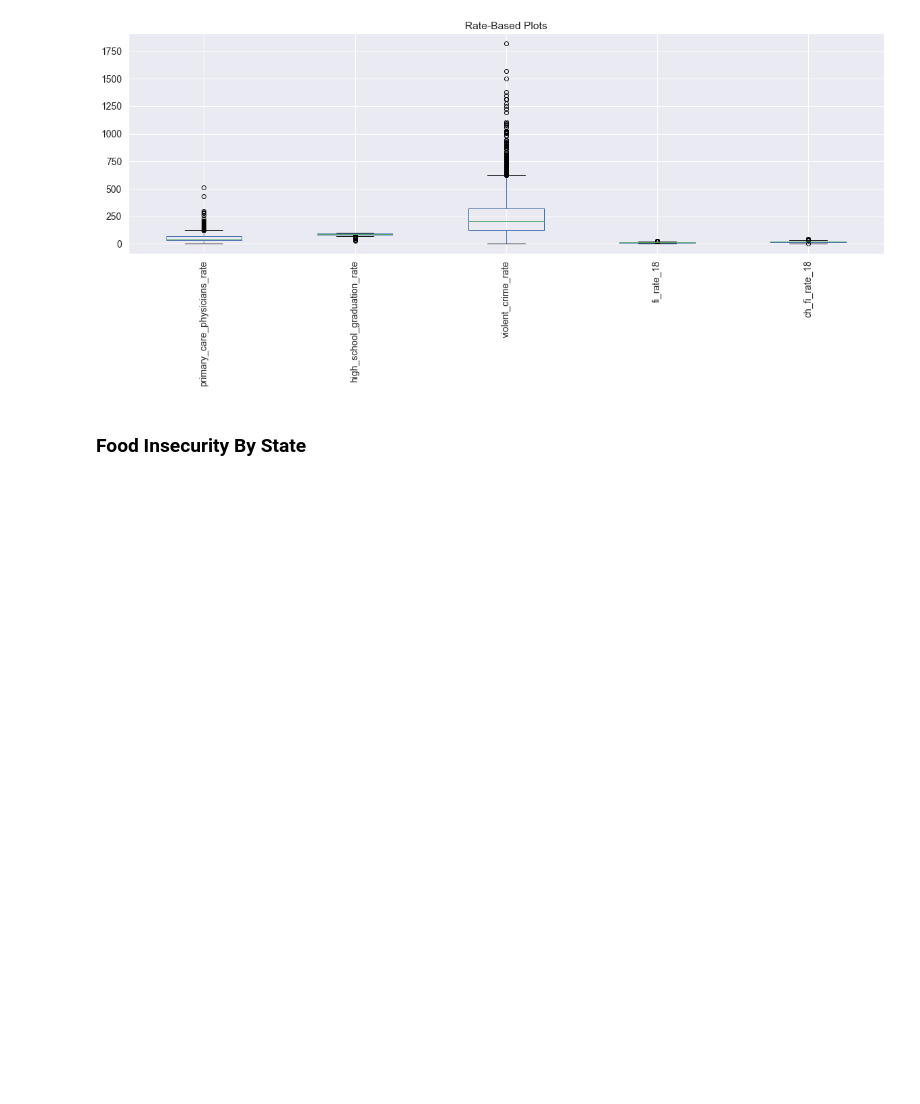
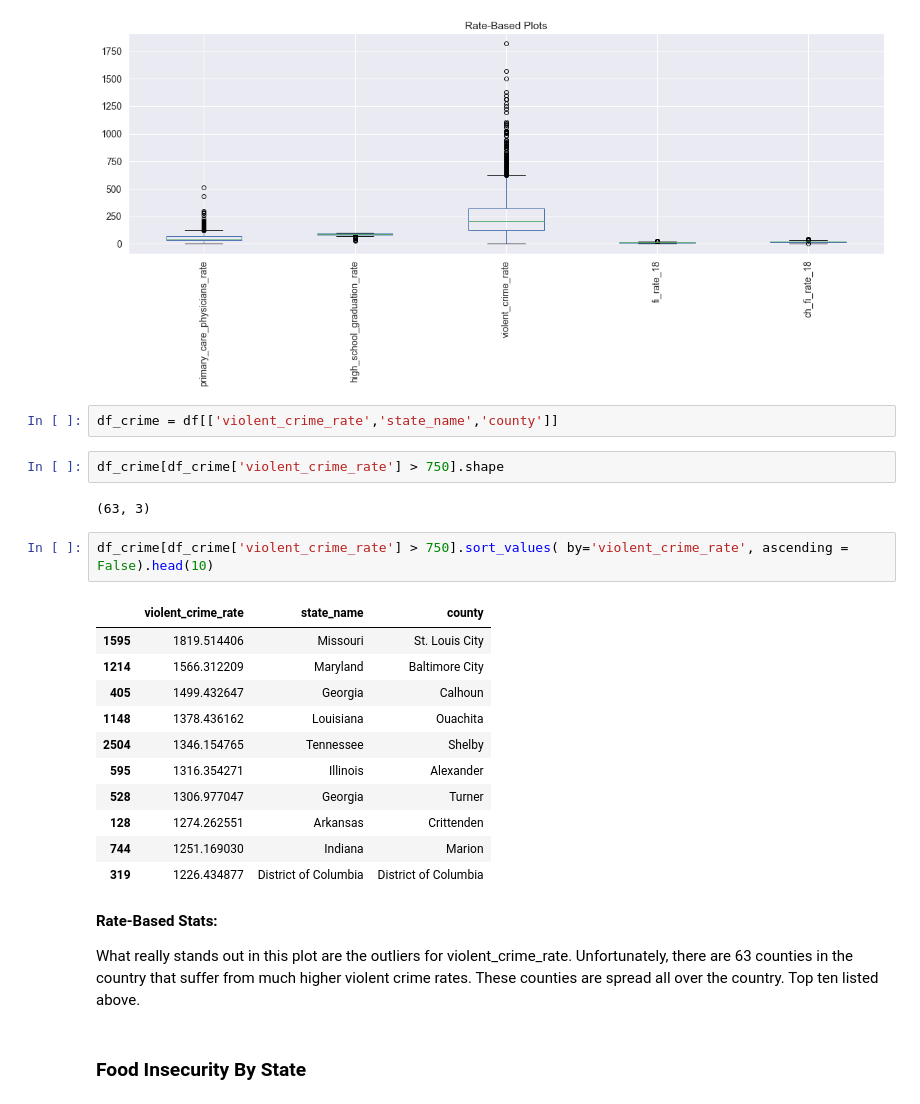
Before and after one commit to RyanCMcDonald/lancelot_group_project, a Jupyter notebook: 02_EDA.ipynb, the cells around one changed output. Saved outputs shown, nothing was run; the diff lists cells and outputs as text; blank space fills up the shorter version.

```diff
--- a/02_EDA.ipynb
+++ b/02_EDA.ipynb
@@ -183,6 +184,30 @@ df[df.filter(like='rate', axis=1).columns[0:6]
        ].plot(kind= 'box', figsize=(20,6), rot = 90,fontsize = 14, title= 'Rate-Based Plots');
 # %% [output]
 [figure]
+# %%
+df_crime = df[['violent_crime_rate','state_name','county']]
+# %%
+df_crime[df_crime['violent_crime_rate'] > 750].shape
+# %% [output]
+(63, 3)
+# %%
+df_crime[df_crime['violent_crime_rate'] > 750].sort_values( by='violent_crime_rate', ascending = False).head(10)
+# %% [output]
+|  | violent_crime_rate | state_name | county |
+| 1595 | 1819.514406 | Missouri | St. Louis City |
+| 1214 | 1566.312209 | Maryland | Baltimore City |
+| 405 | 1499.432647 | Georgia | Calhoun |
+| 1148 | 1378.436162 | Louisiana | Ouachita |
+| 2504 | 1346.154765 | Tennessee | Shelby |
+| 595 | 1316.354271 | Illinois | Alexander |
+| 528 | 1306.977047 | Georgia | Turner |
+| 128 | 1274.262551 | Arkansas | Crittenden |
+| 744 | 1251.169030 | Indiana | Marion |
+| 319 | 1226.434877 | District of Columbia | District of Columbia |
+# %% [markdown]
+**Rate-Based Stats:**
+
+What really stands out in this plot are the outliers for violent_crime_rate.  Unfortunately, there are 63 counties in the country that suffer from much higher violent crime rates. These counties are spread all over the country. Top ten listed above.
 # %% [markdown]
 ### Food Insecurity By State
 # %%
```
Also changed, not shown: parts of 3 cells of this notebook, 38 other files.
